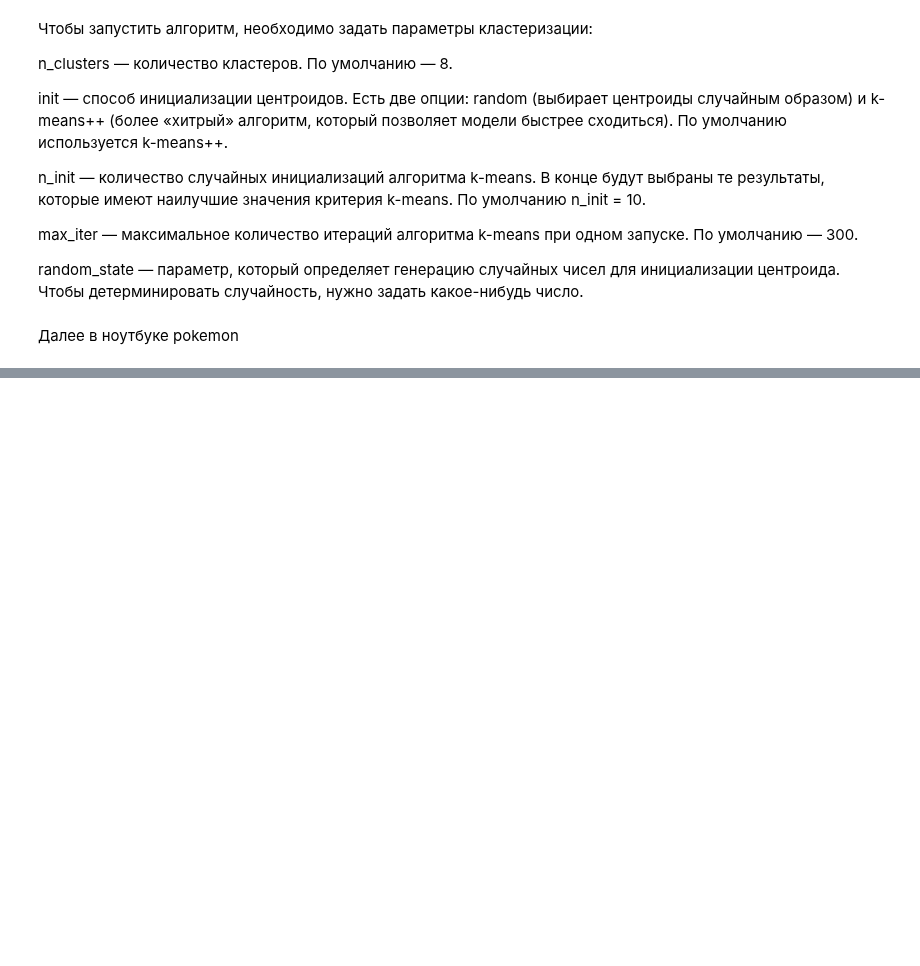
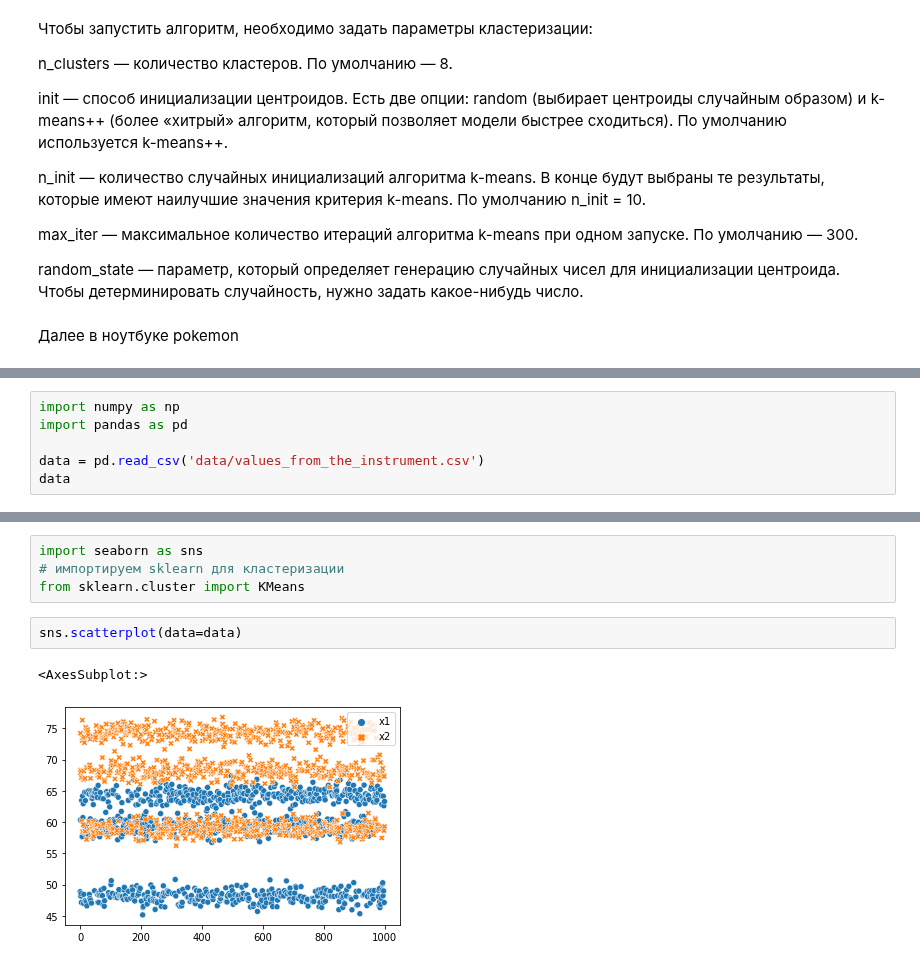
Before and after one commit to d3enjan/sf_data_science, a Jupyter notebook: skillfactory/ML-4. Обучение без учителя кластеризация и техники понижения размерности/2. Введение в обучение без учителя. Базовая кластеризация.ipynb, the cells around one changed output, grey strips where cells are left out. Saved outputs shown, nothing was run; the diff lists cells and outputs as text; blank space fills up the shorter version.

```diff
--- a/skillfactory/ML-4. Обучение без учителя кластеризация и техники понижения размерности/2. Введение в обучение без учителя. Базовая кластеризация.ipynb
+++ b/skillfactory/ML-4. Обучение без учителя кластеризация и техники понижения размерности/2. Введение в обучение без учителя. Базовая кластеризация.ipynb
@@ -57,0 +89,6 @@ random_state — параметр, который определяет гене
+# %%
+import numpy as np
+import pandas as pd
+
+data = pd.read_csv('data/values_from_the_instrument.csv')
+data
@@ -57,0 +117,9 @@ random_state — параметр, который определяет гене
+# %%
+import seaborn as sns
+# импортируем sklearn для кластеризации
+from sklearn.cluster import KMeans
+# %%
+sns.scatterplot(data=data)
+# %% [output]
+<AxesSubplot:>
+[figure, added]
```
Also changed, not shown: parts of 13 cells of this notebook.
